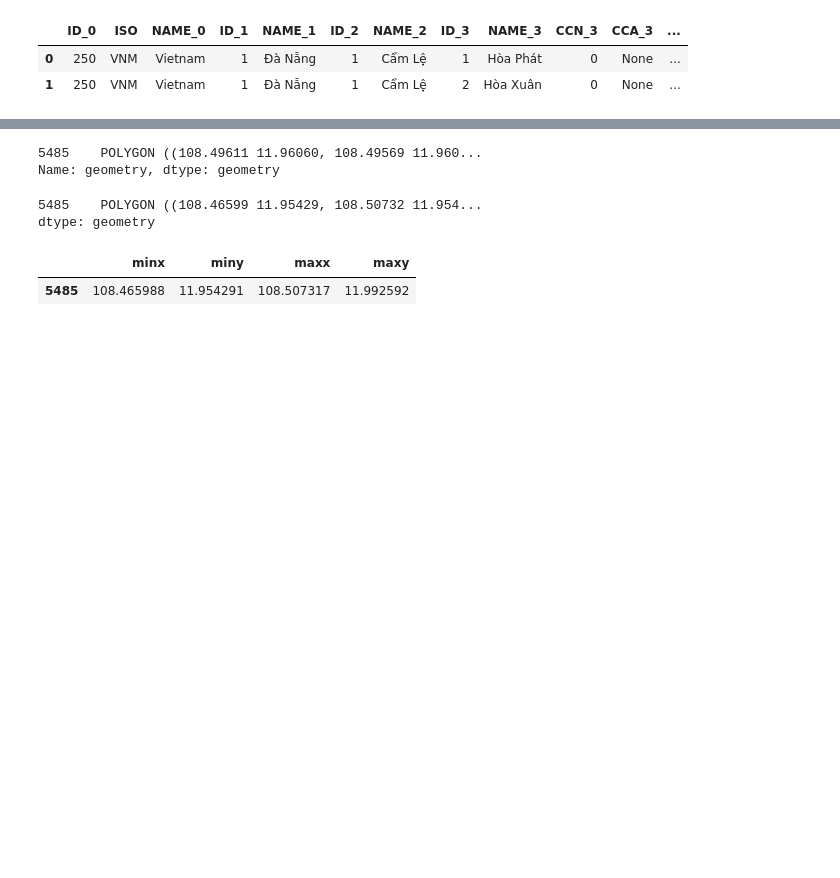
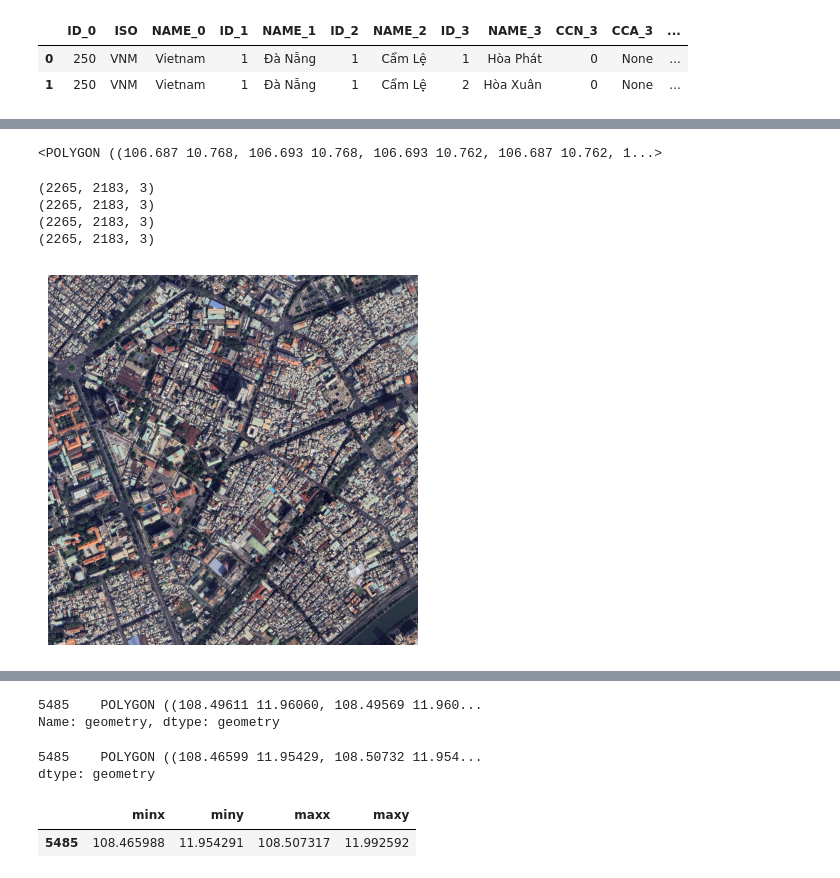
Before and after one commit to Phatdat01/real_estate, a Jupyter notebook: demo.ipynb, the cells around one changed output, grey strips where cells are left out. Drawn from its saved outputs; the diff is of its cells as text; code cells hidden in the pictures; blank space fills up the shorter version.

```diff
--- a/demo.ipynb
+++ b/demo.ipynb
@@ -24,0 +32,70 @@ DL['geometry'].iloc[0]
+# %%
+G = np.random.choice(DL['geometry'].geometry.values)
+
+squares   = split_polygon(G,shape='square',thresh=0,side_length=0.005)
+lst_squares = squares
+geo_series = gpd.GeoSeries(lst_squares)
+geo_series.iloc[-1]
+# %% [output]
+<POLYGON ((106.687 10.768, 106.693 10.768, 106.693 10.762, 106.687 10.762, 1...>
+# %%
+from render_report import merging_row, open_img
+import os
+import cv2
+import matplotlib.pyplot as plt
+
+index1=[i for i in range(2,4)]
+index2 = np.arange(1, -1, -1)
+index = [index1, index2]
+
+# root="data/images/Lâm Đồng/Đà Lạt/12"
+root ="data/images/Hồ Chí Minh city/Quận 1/Nguyễn Cư Trinh"
+# big_images=merging_row(index[0], folder_path=root)
+for i in range(0,4):
+    image_row = open_img(root=root+f"/{i}.png")
+    # image_row = cv2.resize(image_row,(1926, 1825))
+    print(image_row.shape)
+    # plt.imshow(image_row)
+    # plt.axis('off')
+    # plt.show()
+# for i in index[1:]:
+#     big_images=merging_row(i, folder_path=root)
+#     cv2.imshow("a", big_images)
+#     cv2.waitKey(0)
+#     cv2.destroyAllWindows()
+    # img_path = os.path.join(root, str(i[0])+".png")
+    # image_row = open_img(root=img_path)
+    # print(image_row.shape)
+# %% [output]
+(2265, 2183, 3)
+(2265, 2183, 3)
+(2265, 2183, 3)
+(2265, 2183, 3)
+# %%
+from PIL import Image
+
+root ="data/images/Hồ Chí Minh city/Quận 1/Nguyễn Cư Trinh"
+image1 = open_img(root=root+f"/{0}.png")
+image2 = open_img(root=root+f"/{1}.png")
+image3 = open_img(root=root+f"/{2}.png")
+image4 = open_img(root=root+f"/{3}.png")
+
+image1 = Image.fromarray(cv2.cvtColor(image1, cv2.COLOR_BGR2RGB))
+image2 = Image.fromarray(cv2.cvtColor(image2, cv2.COLOR_BGR2RGB))
+image3 = Image.fromarray(cv2.cvtColor(image3, cv2.COLOR_BGR2RGB))
+image4 = Image.fromarray(cv2.cvtColor(image4, cv2.COLOR_BGR2RGB))
+
+merged_width = image1.width + image2.width
+merged_height = image1.width + image2.width
+
+merged_image = Image.new('RGB', (merged_width, merged_height))
+merged_image.paste(image3, (0, 0))
+merged_image.paste(image4, (image1.width, 0))
+merged_image.paste(image2, (0, image1.height))
+merged_image.paste(image1, (image1.width, image1.height))
+
+plt.imshow(merged_image)
+plt.axis('off')
+plt.show()
+# %% [output]
+[figure, added]
```
Also changed, not shown: parts of 9 cells of this notebook, 1 other file.
